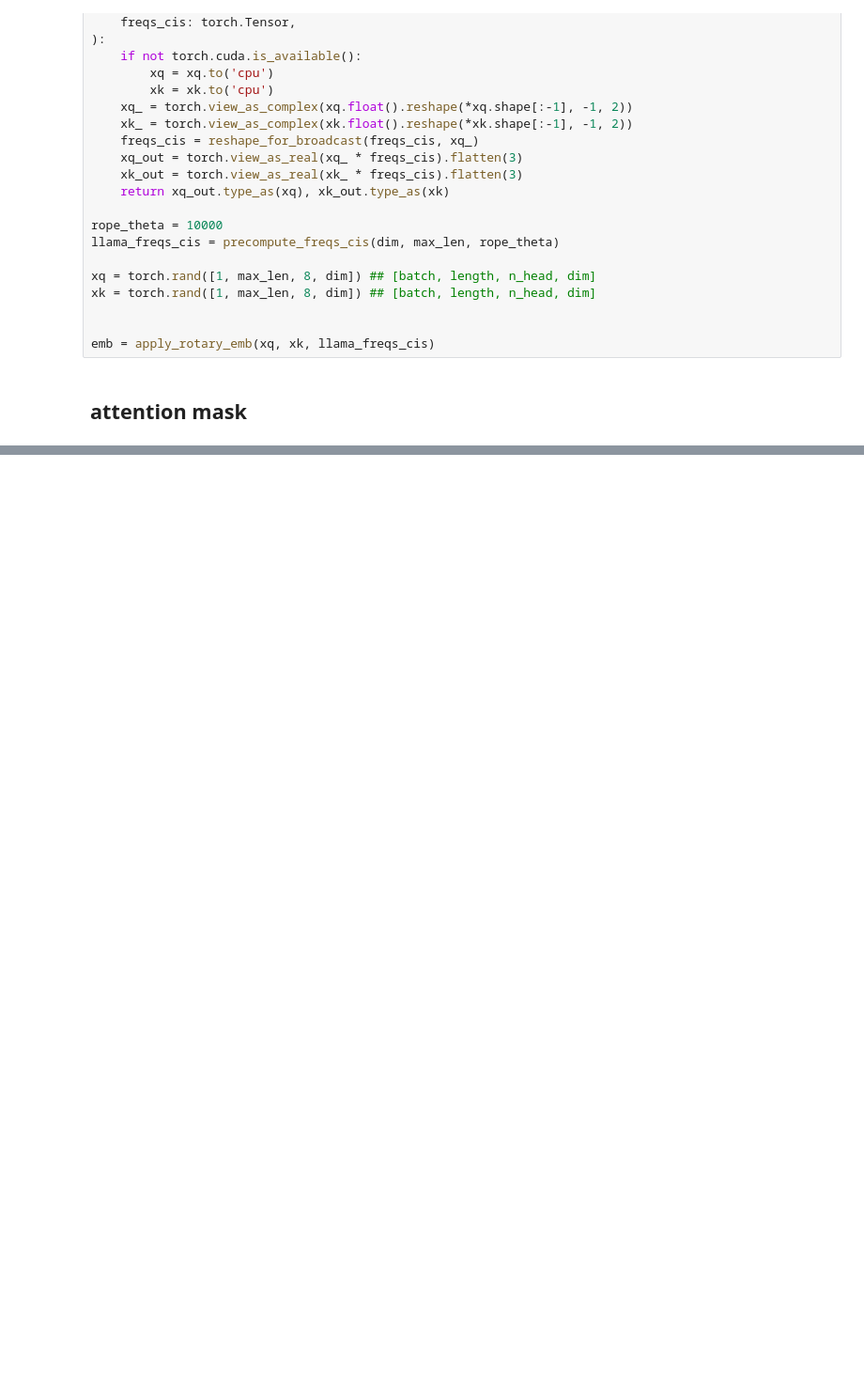
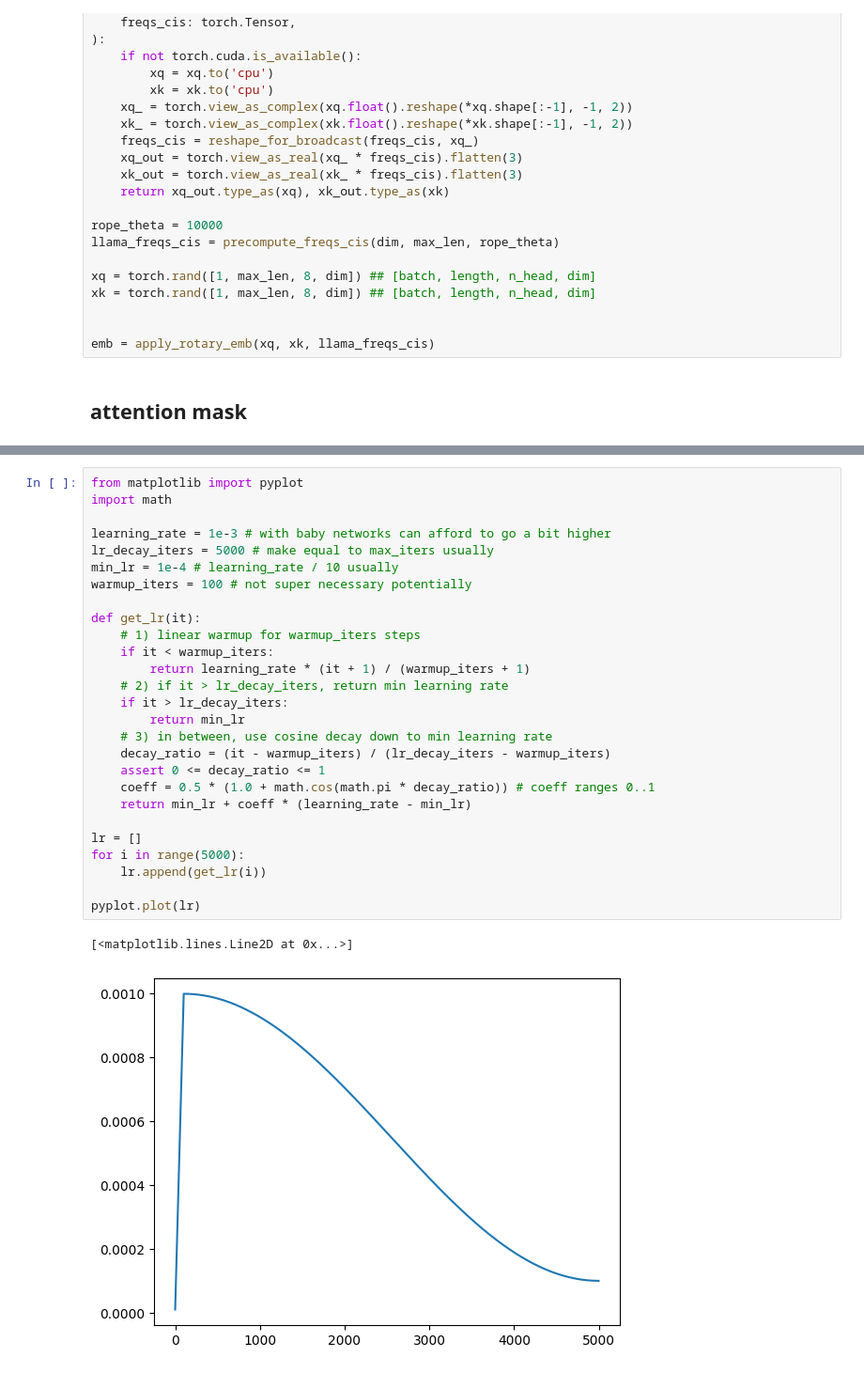
Before and after one commit to Wuqiqi123/nanollama, a Jupyter notebook: llama.ipynb, the cells around one changed output, grey strips where cells are left out. Shown: that part at 94% size. Cells and saved outputs as stored; diff of their text form; blank space fills up the shorter version.

```diff
--- a/llama.ipynb
+++ b/llama.ipynb
@@ -209,0 +209,30 @@ softmax_attention:
+# %%
+from matplotlib import pyplot
+import math
+
+learning_rate = 1e-3 # with baby networks can afford to go a bit higher
+lr_decay_iters = 5000 # make equal to max_iters usually
+min_lr = 1e-4 # learning_rate / 10 usually
+warmup_iters = 100 # not super necessary potentially
+
+def get_lr(it):
+    # 1) linear warmup for warmup_iters steps
+    if it < warmup_iters:
+        return learning_rate * (it + 1) / (warmup_iters + 1)
+    # 2) if it > lr_decay_iters, return min learning rate
+    if it > lr_decay_iters:
+        return min_lr
+    # 3) in between, use cosine decay down to min learning rate
+    decay_ratio = (it - warmup_iters) / (lr_decay_iters - warmup_iters)
+    assert 0 <= decay_ratio <= 1
+    coeff = 0.5 * (1.0 + math.cos(math.pi * decay_ratio)) # coeff ranges 0..1
+    return min_lr + coeff * (learning_rate - min_lr)
+
+lr = []
+for i in range(5000):
+    lr.append(get_lr(i))
+
+pyplot.plot(lr)
+# %% [output]
+[<matplotlib.lines.Line2D at 0x...>]
+[figure, added]
```
Also changed, not shown: parts of 1 cell of this notebook.
